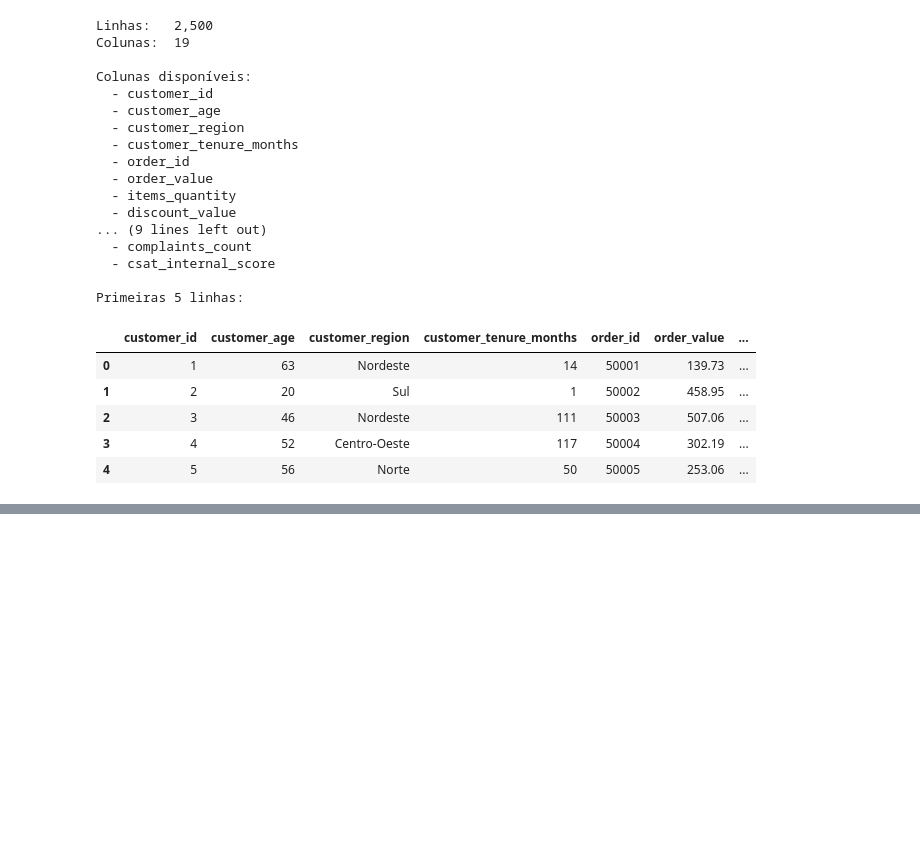
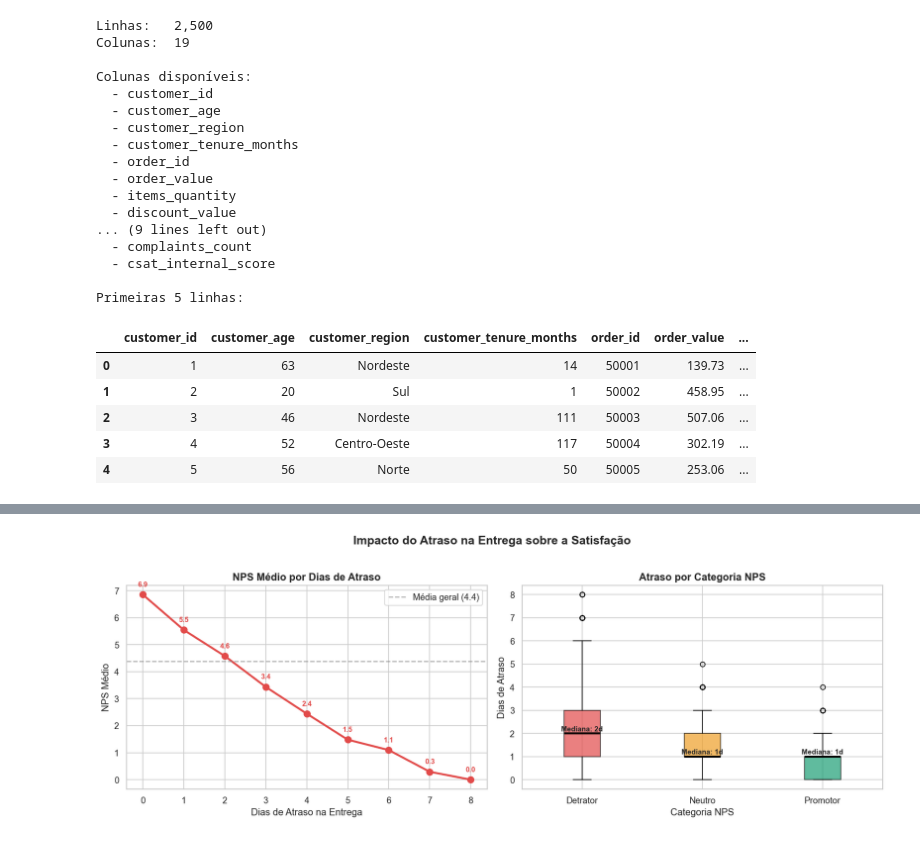
Before and after one commit to GuilhermeDinizLeocadio/Fiap-Nps-Preditivo, a Jupyter notebook: notebooks/01_eda.ipynb, the cells around one changed output, grey strips where cells are left out. Saved outputs shown, nothing was run; the diff lists cells and outputs as text; code cells hidden in the pictures; blank space fills up the shorter version.

```diff
--- a/notebooks/01_eda.ipynb
+++ b/notebooks/01_eda.ipynb
@@ -66,0 +244,76 @@ Primeiras 5 linhas:
+# %%
+# ============================================================
+# SEÇÃO 6 - ATRASO NA ENTREGA vs NPS
+# ============================================================
+
+fig, axes = plt.subplots(1, 2, figsize=(14, 5))
+
+# --- Gráfico 1: NPS médio por dias de atraso ---
+nps_por_atraso = (df.groupby('delivery_delay_days')['nps_score']
+                  .mean()
+                  .reset_index())
+
+axes[0].plot(nps_por_atraso['delivery_delay_days'],
+             nps_por_atraso['nps_score'],
+             marker='o', color='#E24B4A', linewidth=2.5, markersize=8)
+
+media_geral = df['nps_score'].mean()
+axes[0].axhline(media_geral, color='gray', linestyle='--',
+                alpha=0.6, label=f'Média geral ({media_geral:.1f})')
+
+for _, row in nps_por_atraso.iterrows():
+    axes[0].annotate(f"{row['nps_score']:.1f}",
+                     (row['delivery_delay_days'], row['nps_score']),
+                     textcoords="offset points", xytext=(0, 10),
+                     ha='center', fontsize=9,
+                     color='#E24B4A', fontweight='bold')
+
+axes[0].set_title('NPS Médio por Dias de Atraso', fontsize=13, fontweight='bold')
+axes[0].set_xlabel('Dias de Atraso na Entrega')
+axes[0].set_ylabel('NPS Médio')
+axes[0].set_xticks(nps_por_atraso['delivery_delay_days'])
+axes[0].legend()
+
+# --- Gráfico 2: Boxplot por categoria ---
+dados_box = [df[df['nps_categoria'] == cat]['delivery_delay_days'].values
+             for cat in ordem]
+
+bp = axes[1].boxplot(dados_box, labels=ordem, patch_artist=True,
+                     medianprops=dict(color='black', linewidth=2.5))
+
+for patch, cat in zip(bp['boxes'], ordem):
+    patch.set_facecolor(cores[cat])
+    patch.set_alpha(0.7)
+
+# Adicionando medianas como texto
+for i, cat in enumerate(ordem):
+    mediana = df[df['nps_categoria'] == cat]['delivery_delay_days'].median()
+    axes[1].text(i + 1, mediana + 0.1, f'Mediana: {mediana:.0f}d',
+                 ha='center', fontsize=9, fontweight='bold')
+
+axes[1].set_title('Atraso por Categoria NPS', fontsize=13, fontweight='bold')
+axes[1].set_xlabel('Categoria NPS')
+axes[1].set_ylabel('Dias de Atraso')
+
+plt.suptitle('Impacto do Atraso na Entrega sobre a Satisfação',
+             fontsize=15, fontweight='bold', y=1.02)
+plt.tight_layout()
+plt.savefig('../reports/figures/03_atraso_entrega.png', bbox_inches='tight')
+plt.show()
+
+# Insights numéricos
+print("=== INSIGHT: NPS MÉDIO POR DIAS DE ATRASO ===")
+for _, row in nps_por_atraso.iterrows():
+    cat = aplicar_nps_categoria(row['nps_score'])
+    emoji = '🔴' if cat == 'Detrator' else '🟡' if cat == 'Neutro' else '🟢'
+    print(f"  {int(row['delivery_delay_days'])} dia(s) → "
+          f"NPS médio: {row['nps_score']:.1f} → {cat}")
+
+print(f"\n=== PONTO DE RUPTURA ===")
+queda_maxima = nps_por_atraso['nps_score'].diff().idxmin()
+dia_ruptura = nps_por_atraso.loc[queda_maxima, 'delivery_delay_days']
+print(f"  Maior queda no NPS ocorre em: {int(dia_ruptura)} dias de atraso")
+print(f"  → Recomendação: SLA logístico deve garantir atraso máximo de "
+      f"{int(dia_ruptura)-1} dia(s)")
+# %% [output]
+[figure, added]
```
Also changed, not shown: parts of 6 cells of this notebook.
